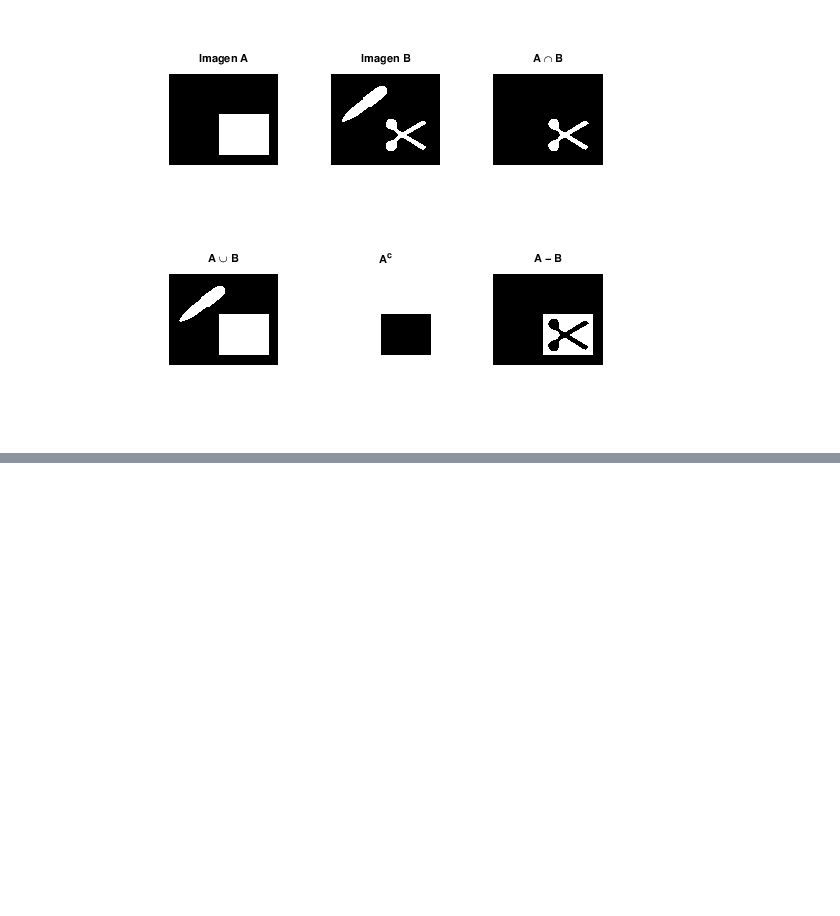
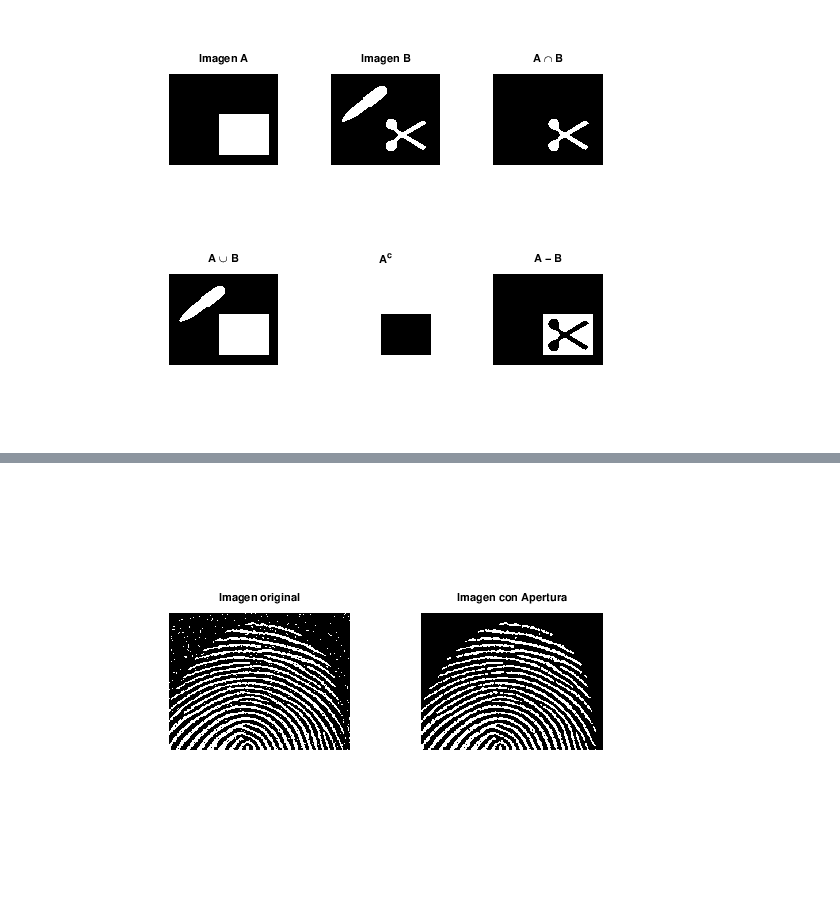
Before and after one commit to bakkim05/PAID_Electiva, a Jupyter notebook: Procesamiento de imagen morfologica/Procesamiento de imagenes morfológicas.ipynb, the cells around one changed output, grey strips where cells are left out. Saved outputs shown, nothing was run; the diff lists cells and outputs as text; code cells hidden in the pictures; blank space fills up the shorter version.

```diff
--- a/Procesamiento de imagen morfologica/Procesamiento de imagenes morfológicas.ipynb
+++ b/Procesamiento de imagen morfologica/Procesamiento de imagenes morfológicas.ipynb
@@ -117,0 +318,23 @@ $$A = \left( \right)$$
+# %%
+pkg load image
+A = imread('Images/imagen5.jpg');
+A = im2double(A);
+A = binaria(A);
+
+subplot(1,2,1);
+imshow(A);
+title('Imagen original')
+
+% Elemento estructurado
+B = strel('diamond', 1);
+
+%Apertura morfológica de A por B
+%C1 = imerode(A, B);
+%C = imdilate(C1, B);
+C = imopen(A, B);
+
+subplot(1,2,2);
+imshow(C);
+title('Imagen con Apertura')
+# %% [output]
+[figure, added]
```
Also changed, not shown: parts of 16 cells of this notebook.
